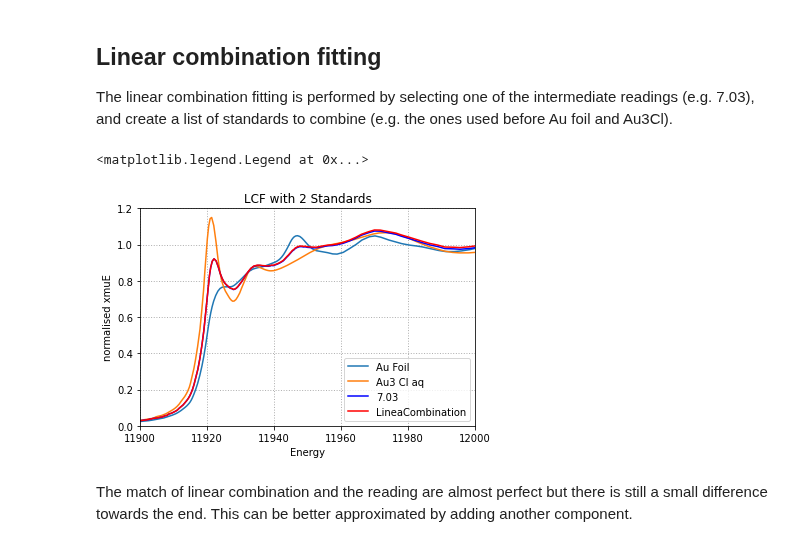
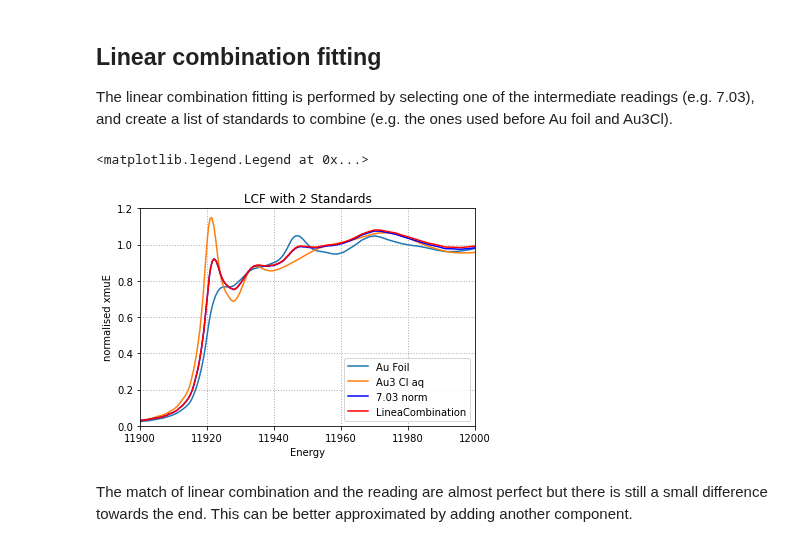
Before and after one commit to scman1/Larch_Intro_ukch, a Jupyter notebook: XANES analysis-Linear combination fitting.ipynb, the cells around one changed output. Saved outputs shown, nothing was run; the diff lists cells and outputs as text; code cells hidden in the pictures.

```diff
--- a/XANES analysis-Linear combination fitting.ipynb
+++ b/XANES analysis-Linear combination fitting.ipynb
@@ -189,30 +189,30 @@ The linear combination fitting is performed by selecting one of the intermediate
 # %%
 # https://vimeo.com/340216087 19:58 linear combination for inner state
 standard_keys = ['hqlr','tscd'] #Au Foil and Au3Cl
 intermidate_state_key = 'd_7_03'
 
 # get the intermediate group
 mid_group = gr_0 = extract_athenagroup(cianobacteria_project._athena_groups[intermidate_state_key])
 # recalculate normalisation
 calc_with_defaults(mid_group)
 
 # get the list of standard groups
 components = {}
 for group_key in standard_keys:
     components[group_key] = extract_athenagroup(cianobacteria_project._athena_groups[group_key])
     # recalculate normalisation
     calc_with_defaults(components[group_key])
 
 
-comb = lincombo_fit(mid_group,list(components.values()),[0.5,0.5])
+comb = lincombo_fit(mid_group,list(components.values()),sum_to_one = True)
 
 # plot mu vs flat normalised mu for selected groups
 plt = plot_NxmuE_E_athena_prj(cianobacteria_project, standard_keys, group_names,
                               title = "LCF with 2 Standards",
                               xlimits = [11900,12000], ylimits=[0,1.2])
-plt.plot(mid_group.energy, mid_group.flat, label="7.03",color="blue")
+plt.plot(mid_group.energy, mid_group.flat, label="7.03 norm",color="blue")
 plt.plot(comb.xdata, comb.ydata, label="LineaCombination",color="r")
 plt.legend()
 # %% [output]
 <matplotlib.legend.Legend at 0x...>
-[figure, old version]
+[figure, new version]
```
Also changed, not shown: parts of 2 cells of this notebook, 3 other files.
